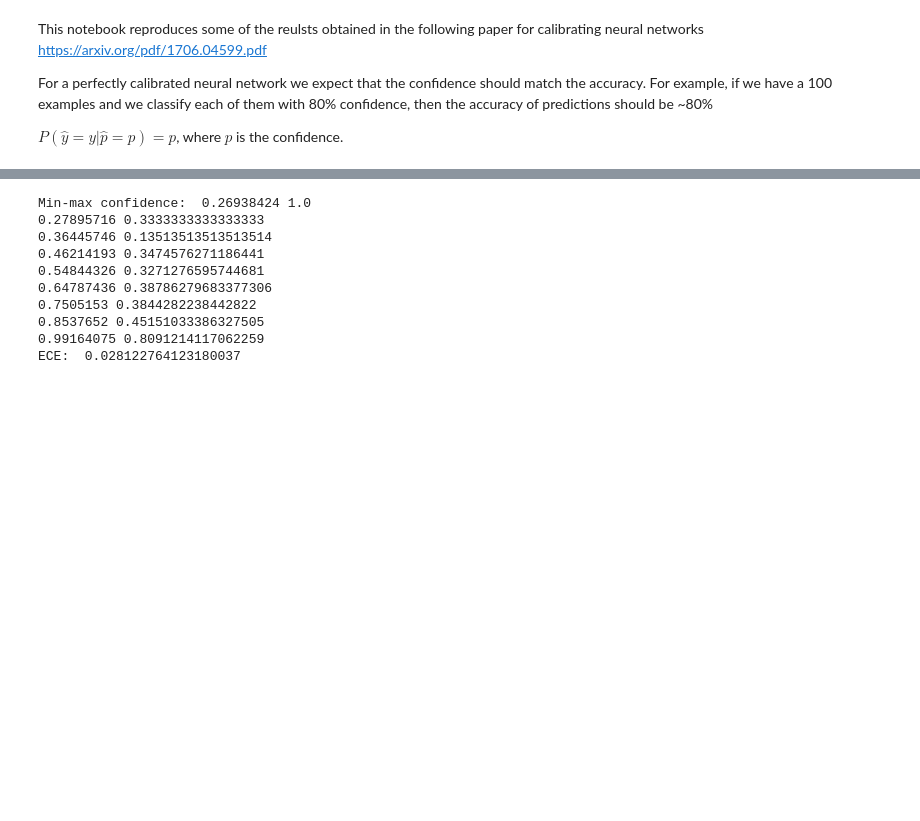
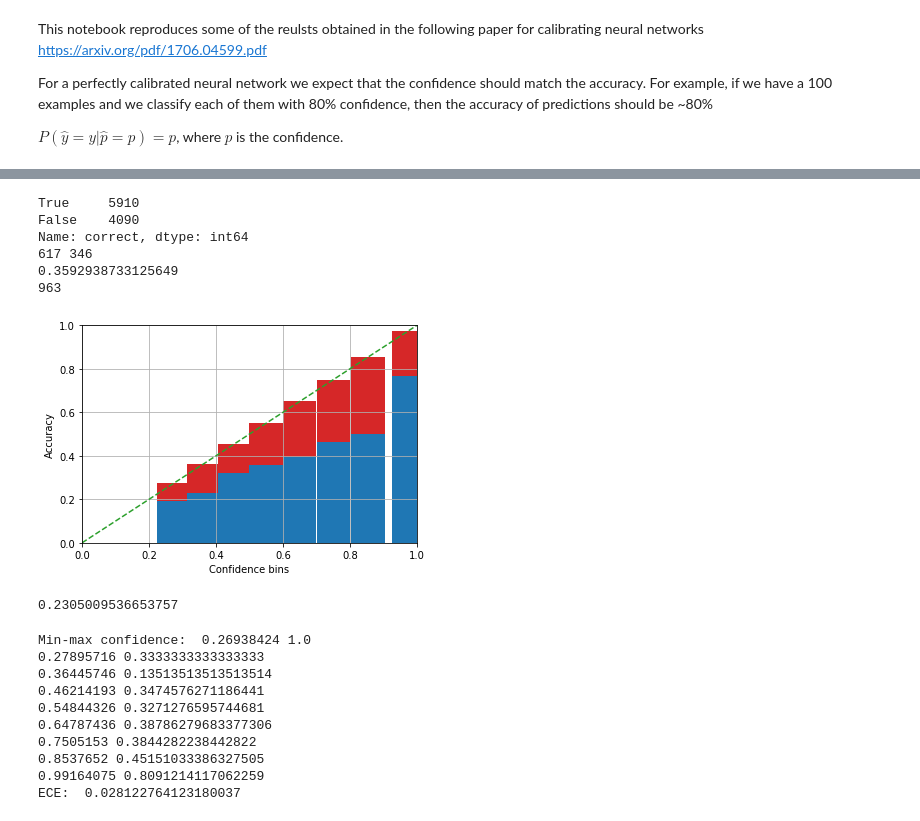
Before and after one commit to adelizer/kaggle-sandbox, a Jupyter notebook: drafts/NN_calibration.ipynb, the cells around one changed output, grey strips where cells are left out. Saved outputs shown, nothing was run; the diff lists cells and outputs as text; code cells hidden in the pictures; blank space fills up the shorter version.

Commit message:
fix miscalibration plot

```diff
--- a/drafts/NN_calibration.ipynb
+++ b/drafts/NN_calibration.ipynb
@@ -34,20 +40,13 @@ print(x_train.shape, one_hot_y_train.shape, x_test.shape, one_hot_y_test.shape)
 # %%
+# define a sequential Lenet model
 lenet = keras.Sequential()
-
-lenet.add(keras.layers.Conv2D(filters=32, kernel_size=(5, 5), activation='relu', input_shape=(32,32,3)))
-lenet.add(keras.layers.BatchNormalization())
-lenet.add(keras.layers.Conv2D(filters=32, kernel_size=(5, 5), activation='relu'))
-lenet.add(keras.layers.BatchNormalization())
-lenet.add(keras.layers.MaxPooling2D(pool_size=(2,2), strides=(2,2)))
-
-lenet.add(keras.layers.Conv2D(filters=64, kernel_size=(5, 5), activation='relu'))
-lenet.add(keras.layers.BatchNormalization())
-lenet.add(keras.layers.Conv2D(filters=64, kernel_size=(5, 5), activation='relu'))
-lenet.add(keras.layers.BatchNormalization())
-lenet.add(keras.layers.MaxPooling2D(pool_size=(2,2), strides=(2,2)))
+lenet.add(keras.layers.Conv2D(6, kernel_size=(5, 5), strides=(1, 1), activation='tanh', input_shape=(32,32,3), padding='same'))
+lenet.add(keras.layers.AveragePooling2D(pool_size=(2, 2), strides=(1, 1), padding='valid'))
+lenet.add(keras.layers.Conv2D(16, kernel_size=(5, 5), strides=(1, 1), activation='tanh', padding='valid'))
+lenet.add(keras.layers.AveragePooling2D(pool_size=(2, 2), strides=(2, 2), padding='valid'))
+lenet.add(keras.layers.Conv2D(120, kernel_size=(5, 5), strides=(1, 1), activation='tanh', padding='valid'))
 lenet.add(keras.layers.Flatten())
-lenet.add(keras.layers.Dense(256, activation='relu'))
-lenet.add(keras.layers.Dense(10, activation = 'softmax'))
-
-lenet.compile(optimizer='adam', loss='categorical_crossentropy', metrics=['accuracy'])
+lenet.add(keras.layers.Dense(84, activation='tanh'))
+lenet.add(keras.layers.Dense(10, activation='softmax'))
+lenet.compile(loss=keras.losses.categorical_crossentropy, optimizer='SGD', metrics=['accuracy'])
 print(lenet.summary())
@@ -54,3 +71,3 @@ print(lenet.summary())
 # %%
-lenet.fit(x_train, one_hot_y_train, batch_size=32, epochs=50)
+lenet.fit(x_train, one_hot_y_train, batch_size=32, epochs=30)
 # %% [output]
@@ -81,0 +103,11 @@ print(lenet_score)
+# %%
+# Create a dataframe with the predictions and the ground truth values
+df = pd.DataFrame()
+class_prediction = np.argmax(lenet_predictions, axis=1)
+class_confidence = np.max(lenet_predictions, axis=1)
+print("Min-max confidence: ", np.min(class_confidence), np.max(class_confidence))
+df['predictions'] = class_prediction
+df['gt'] = y_test
+df['scores'] = class_confidence
+df['correct'] = df['gt'] == df['predictions']
+df.head()
@@ -81,0 +122,25 @@ print(lenet_score)
+# %%
+i = 0.5
+min_conf = i
+max_conf = i+0.1
+temp_df = df.loc[(df.scores >= min_conf) & (df.scores < max_conf)]
+fc, tc = temp_df.correct.value_counts().sort_index().tolist()
+print(df.correct.value_counts())
+print(fc, tc)
+print(tc / (tc + fc))
+print(len(temp_df))
+# %% [output]
+True     5910
+False    4090
+Name: correct, dtype: int64
+617 346
+0.3592938733125649
+963
+# %%
+ret = plot_miscalibration(df)
+# %% [output]
+[figure, added]
+# %%
+print(np.sum(ret[:, 3])/ len(y_test))
+# %% [output]
+0.2305009536653757
```
Also changed, not shown: parts of 18 cells of this notebook.
